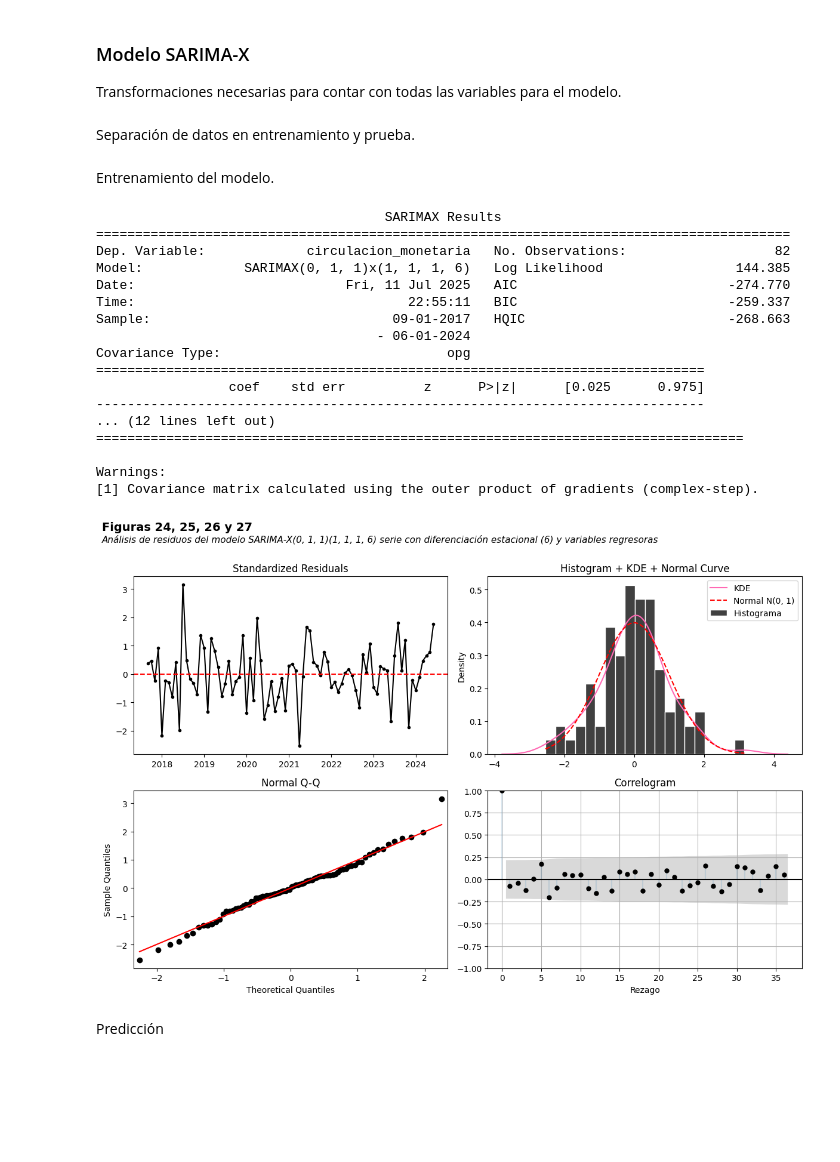
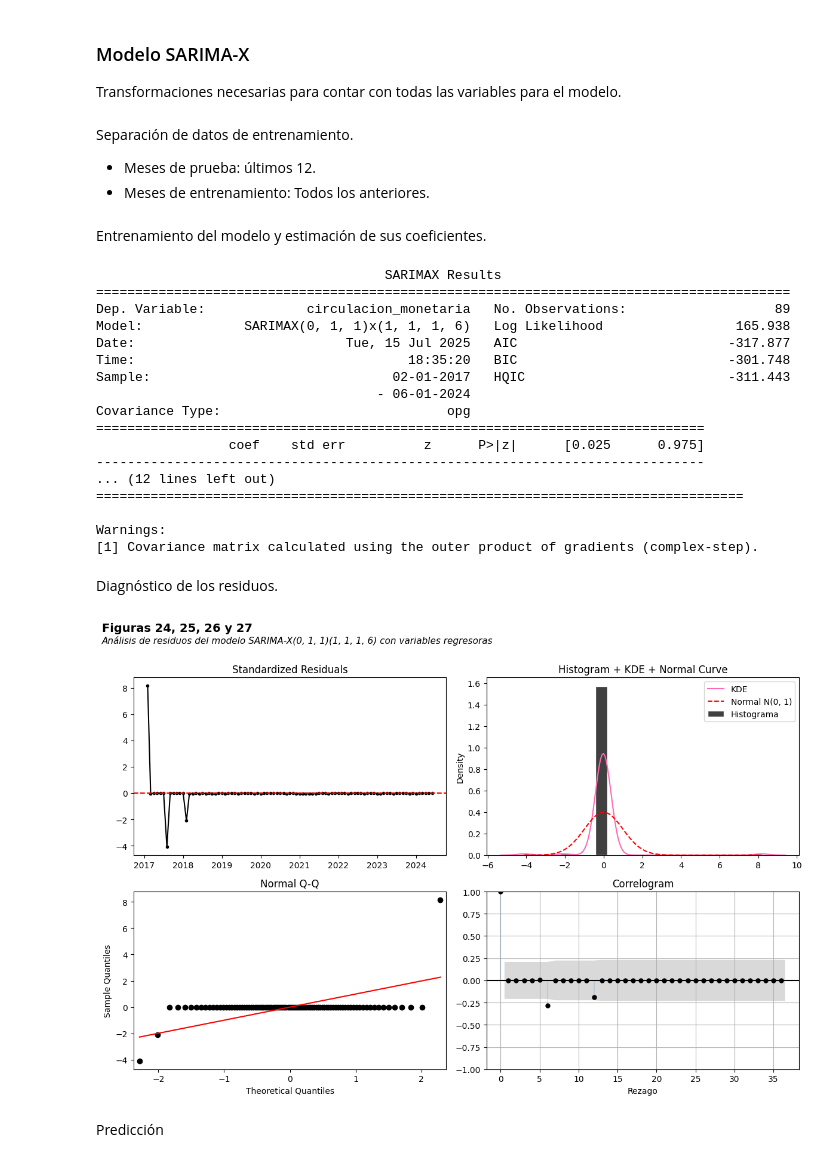
Before and after one commit to georgsmeinung/ast-tp, a Jupyter notebook: AST_TP1_Cancelas_Filipuzzi_Gallardo_Nicolau.ipynb, the cells around one changed output. Cells and saved outputs as stored; diff of their text form; code cells hidden in the pictures; blank space fills up the shorter version.

```diff
--- a/AST_TP1_Cancelas_Filipuzzi_Gallardo_Nicolau.ipynb
+++ b/AST_TP1_Cancelas_Filipuzzi_Gallardo_Nicolau.ipynb
@@ -1021,33 +1060,29 @@ Comparación de desempeño de modelos SARIMA
 
 Transformaciones necesarias para contar con todas las variables para el modelo.
 # %%
-y = serie_log_diff_seasonal_6
+y = serie_log
 log_tasa = np.log(tasa_pf_mensual)
 log_ipc = np.log(ipc_mensual['ipc'])
 log_emae = np.log(emae_df['emae'])
 
-log_tasa_diff1 = log_tasa.diff().dropna()
-log_ipc_diff1 = log_ipc.diff().dropna()
-log_emae_diff1 = log_emae.diff().dropna()
-log_tasa_diff_seasonal_6 = log_tasa_diff1.diff(6).dropna()
-log_ipc_diff_seasonal_6 = log_ipc_diff1.diff(6).dropna()
-log_emae_diff_seasonal_6 = log_emae_diff1.diff(6).dropna()
-
 X = pd.concat([
-    log_tasa_diff_seasonal_6,
-    log_ipc_diff_seasonal_6,
-    log_emae_diff_seasonal_6
+    log_tasa,
+    log_ipc,
+    log_emae
 ], axis=1)
 X.columns = ['tasa_pf', 'ipc', 'emae']
 y, X = y.align(X, join='inner')
-# %% [markdown]
-Separación de datos en entrenamiento y prueba.
+# %% [markdown]
+Separación de datos de entrenamiento.
+
+- Meses de prueba: últimos 12.
+- Meses de entrenamiento: Todos los anteriores.
 # %%
 n_test = 12
 y_train, y_test = y.iloc[:-n_test], y.iloc[-n_test:]
 X_train, X_test = X.iloc[:-n_test], X.iloc[-n_test:]
 # %% [markdown]
-Entrenamiento del modelo.
+Entrenamiento del modelo y estimación de sus coeficientes.
 # %%
 modelo_sarimax = sm.tsa.SARIMAX(
     y_train,
@@ -1061,15 +1096,16 @@ modelo_sarimax = sm.tsa.SARIMAX(
 resultado_sarimax = modelo_sarimax.fit(disp=False)
 resid_sarimax = resultado_sarimax.resid
 resid_std_sarimax = (resid_sarimax - resid_sarimax.mean()) / resid_sarimax.std()
+
 print(resultado_sarimax.summary())
 # %% [output]
                                      SARIMAX Results
 =========================================================================================
-Dep. Variable:             circulacion_monetaria   No. Observations:                   82
-Model:             SARIMAX(0, 1, 1)x(1, 1, 1, 6)   Log Likelihood                 144.385
-Date:                           Fri, 11 Jul 2025   AIC                           -274.770
-Time:                                   22:55:11   BIC                           -259.337
-Sample:                               09-01-2017   HQIC                          -268.663
+Dep. Variable:             circulacion_monetaria   No. Observations:                   89
+Model:             SARIMAX(0, 1, 1)x(1, 1, 1, 6)   Log Likelihood                 165.938
+Date:                           Tue, 15 Jul 2025   AIC                           -317.877
+Time:                                   18:35:20   BIC                           -301.748
+Sample:                               02-01-2017   HQIC                          -311.443
                                     - 06-01-2024
 Covariance Type:                             opg
 ==============================================================================
@@ -1080,6 +1116,8 @@ Covariance Type:                             opg
 
 Warnings:
 [1] Covariance matrix calculated using the outer product of gradients (complex-step).
+# %% [markdown]
+Diagnóstico de los residuos.
 # %%
 fig, axes = plt.subplots(2, 2, figsize=(12, 8))
 
@@ -1122,32 +1160,32 @@ elif len(axes[1, 0].lines) > 1:
     puntos = axes[1, 0].lines[0]
     puntos.set_color('black')
     puntos.set_markerfacecolor('black')
     puntos.set_markeredgecolor('black')
 if len(axes[1, 0].lines) > 1:
     linea_teorica = axes[1, 0].lines[1]
     linea_teorica.set_color('red')
 axes[1, 0].set_title("Normal Q-Q", color='black')
 axes[1, 0].tick_params(colors='black')
 
 # Correlograma
 color = 'black'
 plot_acf(resid_std_sarimax, ax=axes[1, 1], lags=36, alpha=0.05, color=color)
 axes[1, 1].set_title('Correlogram', fontsize=12, color=color)
 axes[1, 1].set_xlabel('Rezago')
 axes[1, 1].grid(True)
 for line in axes[1, 1].lines:
     line.set_color(color)
     line.set_markerfacecolor(color)
     line.set_markeredgecolor(color)
 for patch in axes[1, 1].collections:
     patch.set_facecolor(color)
     patch.set_alpha(0.15)
 axes[1, 1].tick_params(colors=color)
 
 fig.text(0.01, 0.99, "Figuras 24, 25, 26 y 27", fontsize=14, fontweight='bold', color='black', ha='left')
-fig.text(0.01, 0.965, "Análisis de residuos del modelo SARIMA-X(0, 1, 1)(1, 1, 1, 6) serie con diferenciación estacional (6) y variables regresoras", fontsize=11, style='italic', color='black', ha='left')
+fig.text(0.01, 0.965, "Análisis de residuos del modelo SARIMA-X(0, 1, 1)(1, 1, 1, 6) con variables regresoras", fontsize=11, style='italic', color='black', ha='left')
 
 plt.tight_layout(rect=[0, 0, 1, 0.94])
 plt.show()
 # %% [output]
-[figure, old version]
+[figure, new version]
```
Also changed, not shown: parts of 68 cells of this notebook.
